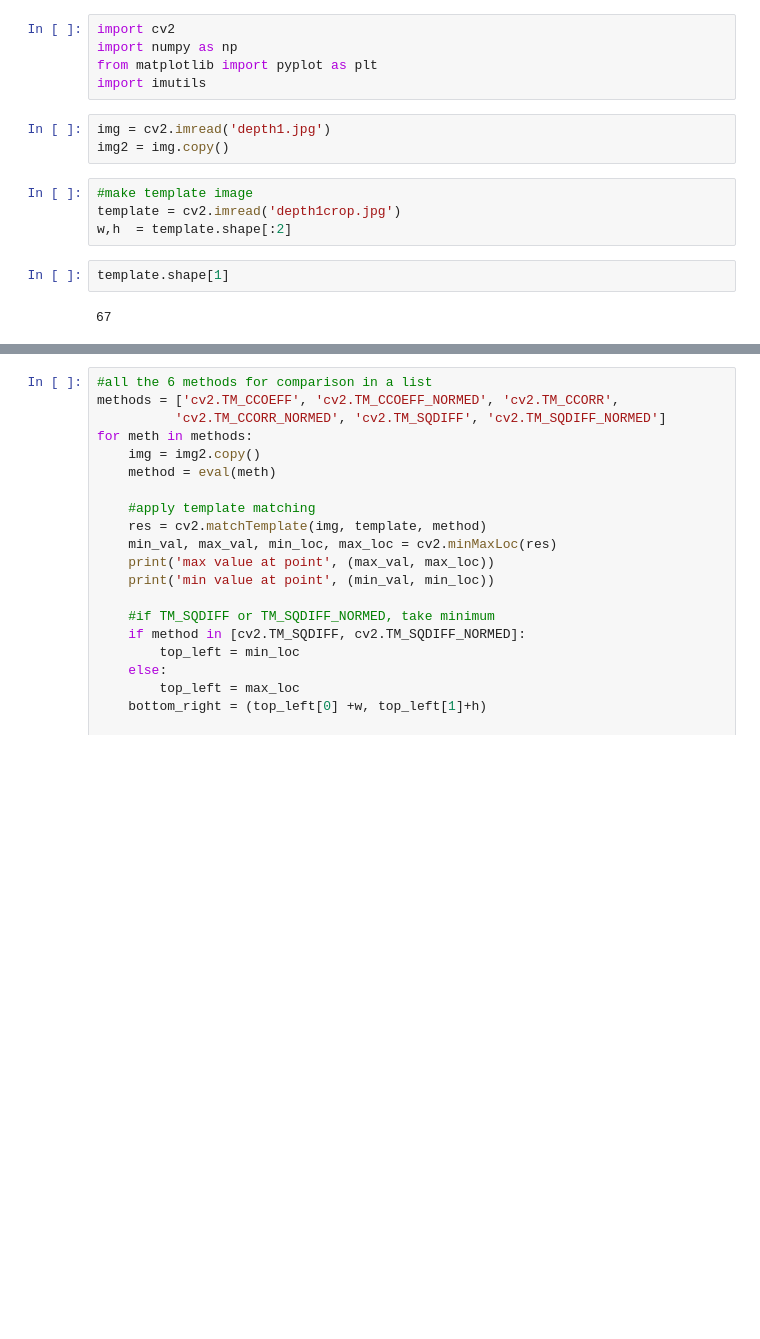
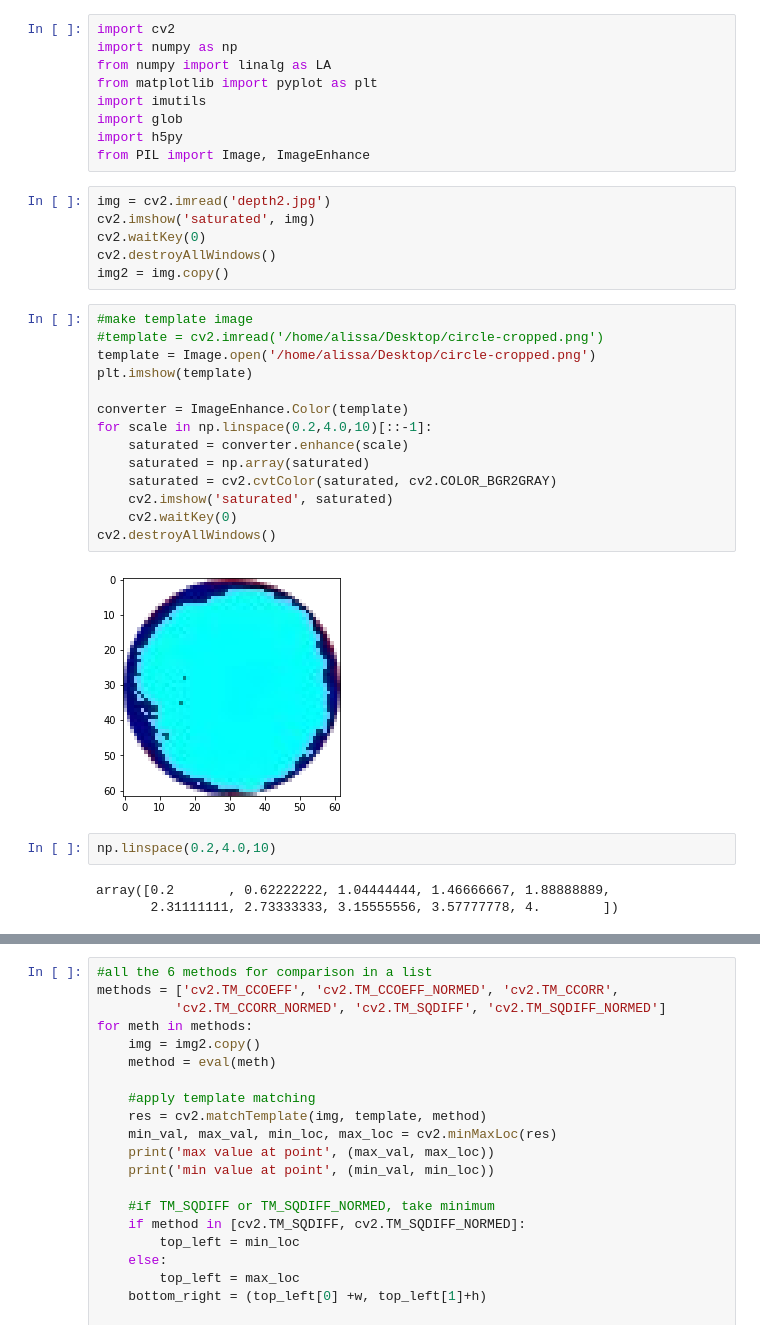
Before and after one commit to element824/Intel, a Jupyter notebook: IntelRealSense/template matching opencv.ipynb, the cells around one changed output, grey strips where cells are left out. Saved outputs shown, nothing was run; the diff lists cells and outputs as text; blank space fills up the shorter version.

```diff
--- a/IntelRealSense/template matching opencv.ipynb
+++ b/IntelRealSense/template matching opencv.ipynb
@@ -1,16 +1,36 @@
 # %%
 import cv2
 import numpy as np
+from numpy import linalg as LA
 from matplotlib import pyplot as plt
 import imutils
+import glob
+import h5py
+from PIL import Image, ImageEnhance
 # %%
-img = cv2.imread('depth1.jpg')
+img = cv2.imread('depth2.jpg')
+cv2.imshow('saturated', img)
+cv2.waitKey(0)
+cv2.destroyAllWindows()
 img2 = img.copy()
-# %%
-#make template image
-template = cv2.imread('depth1crop.jpg')
-w,h  = template.shape[:2]
-# %%
-template.shape[1]
-# %% [output]
-67
+# %%
+#make template image
+#template = cv2.imread('/home/alissa/Desktop/circle-cropped.png')
+template = Image.open('/home/alissa/Desktop/circle-cropped.png')
+plt.imshow(template)
+
+converter = ImageEnhance.Color(template)
+for scale in np.linspace(0.2,4.0,10)[::-1]:
+    saturated = converter.enhance(scale)
+    saturated = np.array(saturated)
+    saturated = cv2.cvtColor(saturated, cv2.COLOR_BGR2GRAY)
+    cv2.imshow('saturated', saturated)
+    cv2.waitKey(0)
+cv2.destroyAllWindows()
+# %% [output]
+[figure, added]
+# %%
+np.linspace(0.2,4.0,10)
+# %% [output]
+array([0.2       , 0.62222222, 1.04444444, 1.46666667, 1.88888889,
+       2.31111111, 2.73333333, 3.15555556, 3.57777778, 4.        ])
```
Also changed, not shown: parts of 15 cells of this notebook.
